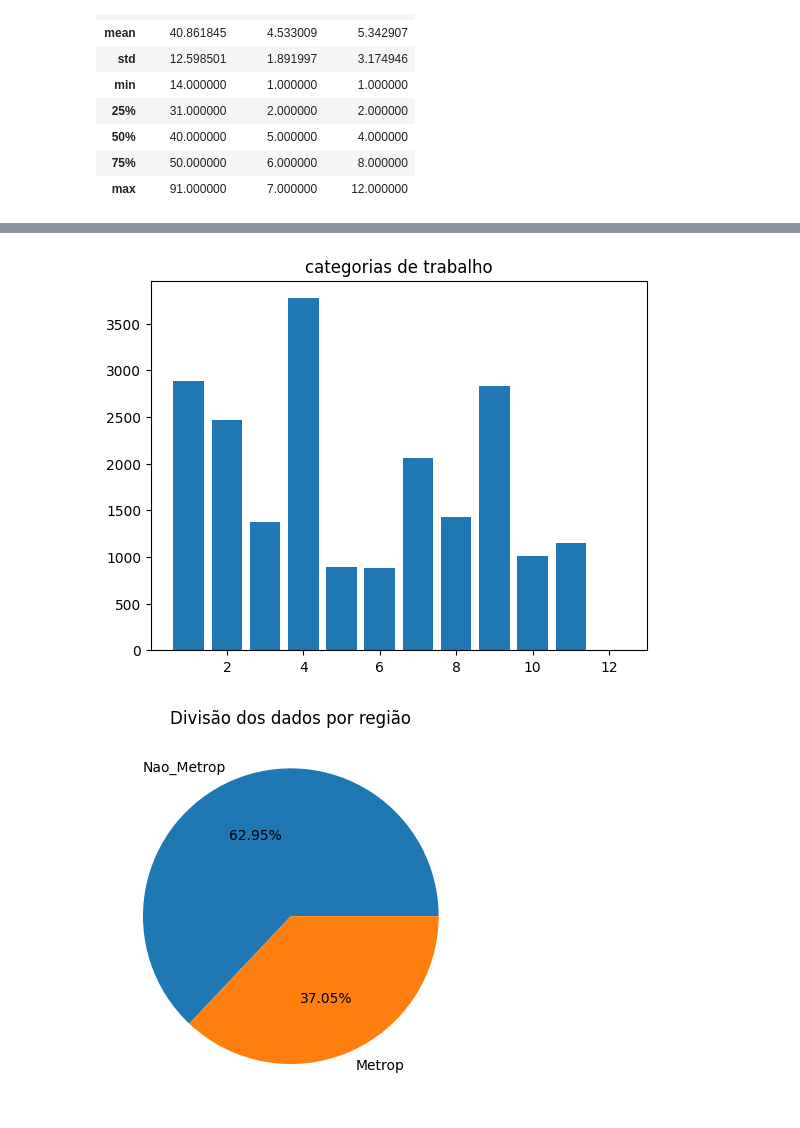
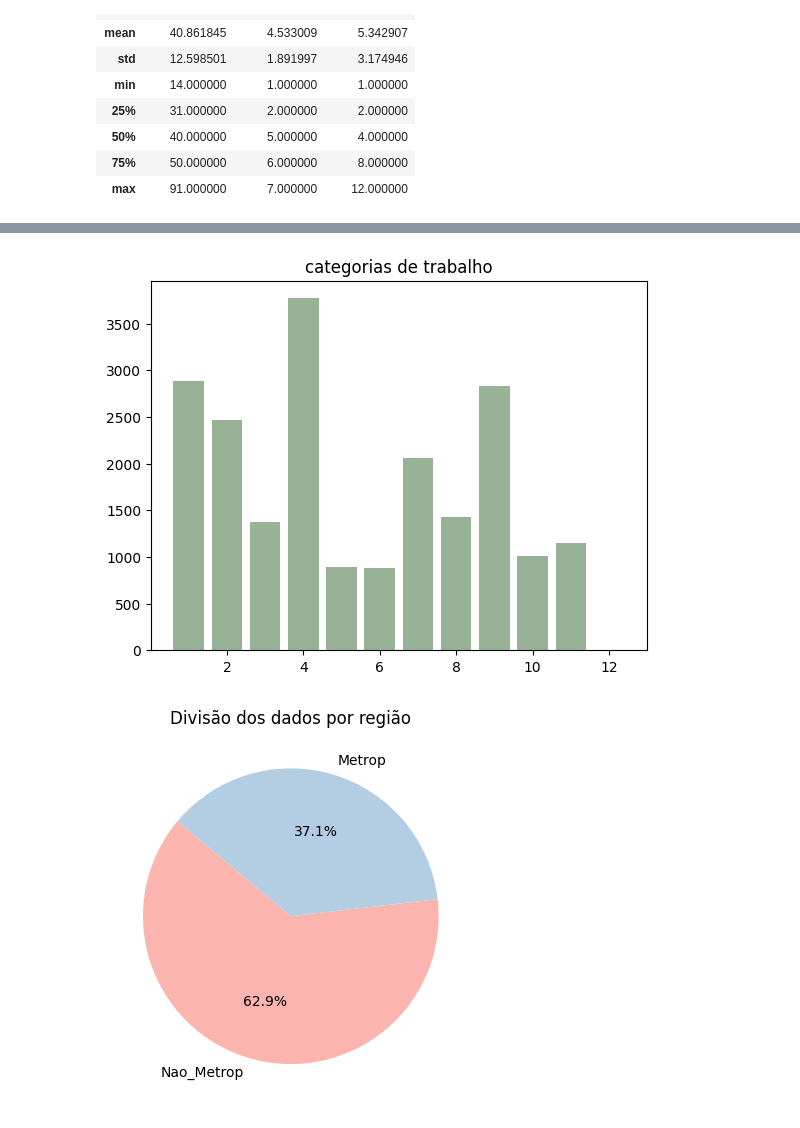
Before and after one commit to mxtqnt/ProbabilidadeEstatistica, a Jupyter notebook: src/homework/notebook.ipynb, the cells around one changed output, grey strips where cells are left out. Cells and saved outputs as stored; diff of their text form; code cells hidden in the pictures.

Commit message:
Update colors

```diff
--- a/src/homework/notebook.ipynb
+++ b/src/homework/notebook.ipynb
@@ -69,16 +80,21 @@ plt.show()
 # %%
 values = df['Trabalho'].value_counts()
-plt.bar(x=values.index, height=values)
+color = (0.2, # redness
+         0.4, # greenness
+         0.2, # blueness
+         0.6 # transparency
+         )
+plt.bar(x=values.index, height=values, align='center', alpha=0.5, color=color)
 plt.title('categorias de trabalho')
 plt.show()
 # %% [output]
-[figure, old version]
+[figure, new version]
 # %%
 values = df['Reg_metrop'].value_counts()
-plt.pie(values, labels=(values.index), autopct='%1.2f%%')
+plt.pie(values, labels=(values.index), autopct='%1.1f%%', startangle=140, colors=sns.color_palette('Pastel1'))
 plt.title('Divisão dos dados por região')
 plt.show()
 # %% [output]
-[figure, old version]
+[figure, new version]
 # %%
 values = df['Cor'].value_counts()
```
Also changed, not shown: parts of 7 cells of this notebook.
